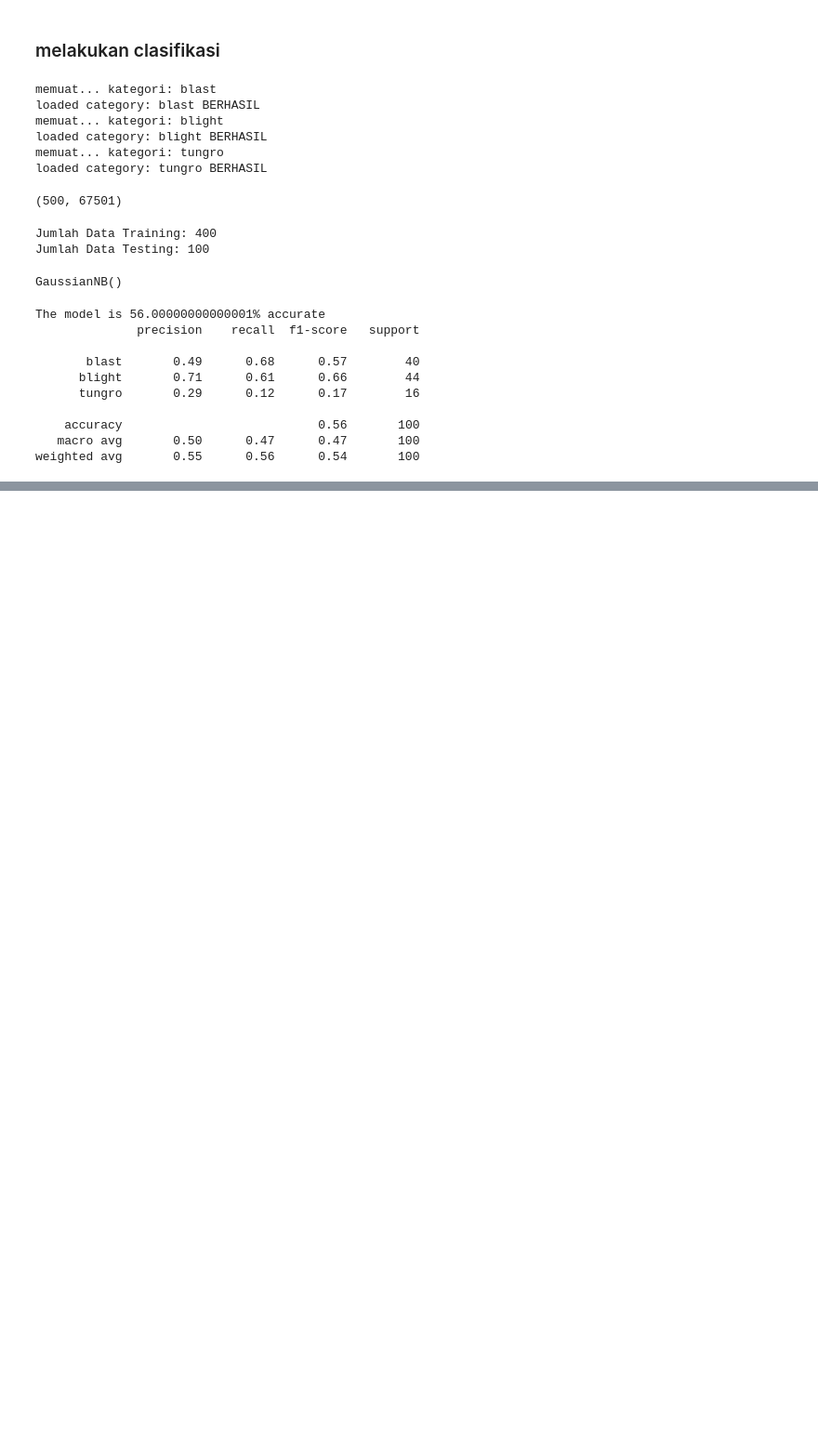
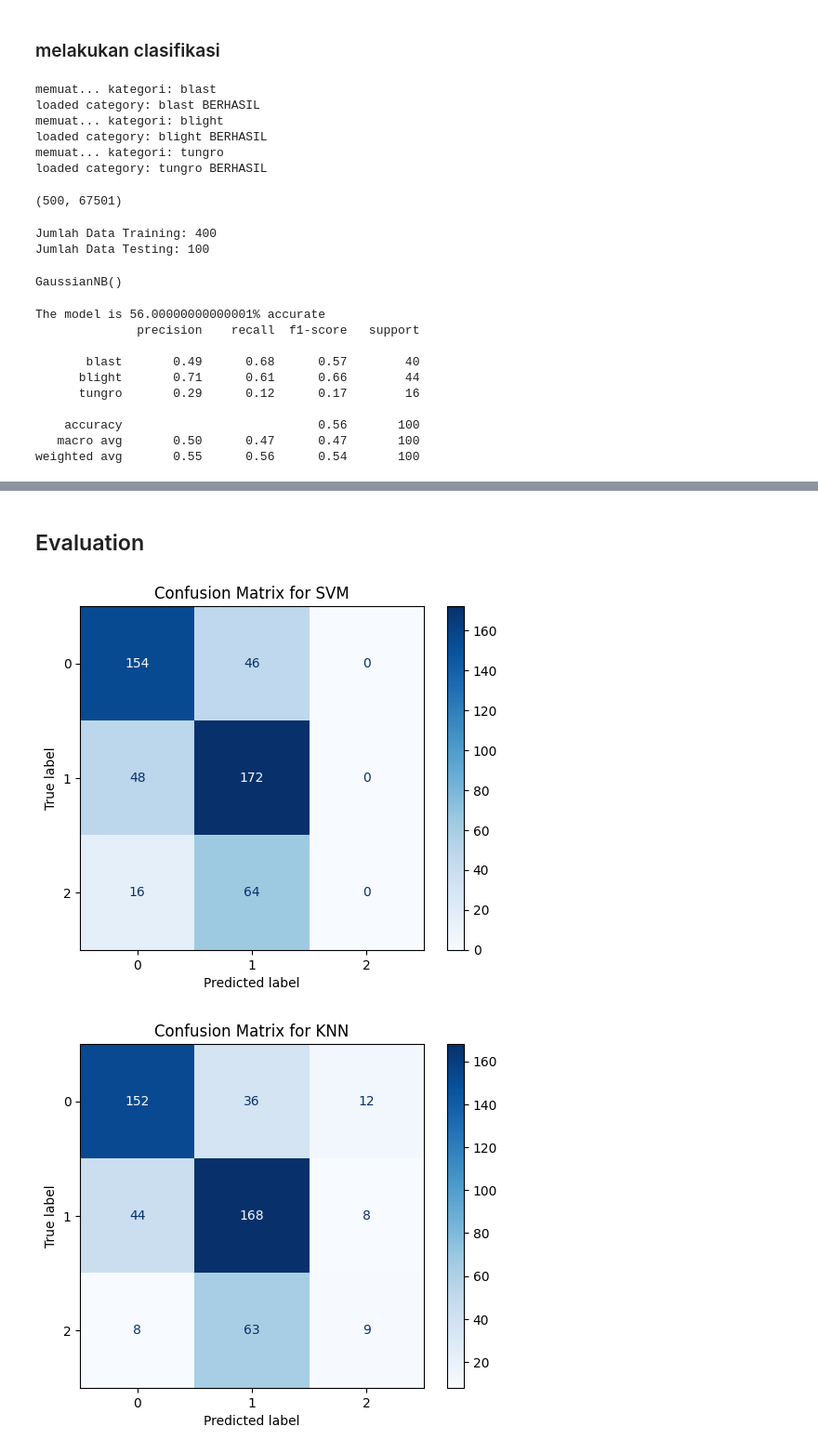
Before and after one commit to MadeAryaK/Project-PCD-Kelompok-2, a Jupyter notebook: tes2.ipynb, the cells around one changed output, grey strips where cells are left out. Shown: that part at 93% size. Cells and saved outputs as stored; diff of their text form; code cells hidden in the pictures; blank space fills up the shorter version.

```diff
--- a/tes2.ipynb
+++ b/tes2.ipynb
@@ -239,0 +552,22 @@ The predicted image is: tungro
+# %%
+def crossValidation(x, y, model):
+    y_pred = cross_val_predict(model, x, y, cv=20)
+    accuracy = accuracy_score(y, y_pred)
+    precision = precision_score(y, y_pred, average='macro', zero_division=1)
+    recall = recall_score(y, y_pred, average='macro')
+    f1 = f1_score(y, y_pred, average='macro')
+    print(f'Accuracy: {accuracy * 100:.2f}%')
+    print(f'Precision: {precision * 100:.2f}%')
+    print(f'Recall: {recall * 100:.2f}%')
+    print(f'F1 Score: {f1 * 100:.2f}%')
+    return y_pred, accuracy, precision, recall, f1
+
+
+print("KNN")
+y_pred_knn, akurasiKNN, presisiKNN, recallKNN, f1KNN = crossValidation(x_new, y, KNeighborsClassifier(n_neighbors=20))
+
+print("\nRandom Forest")
+y_pred_rforest, akurasiRForest, presisiRForest, recallRForest, f1RForest = crossValidation(x_new, y, RandomForestClassifier(n_estimators=175, random_state=50))
+
+print("\nSVM")
+y_pred_svm, akurasiSVM, presisiSVM, recallSVM, f1SVM = crossValidation(x_new, y, SVC(kernel='rbf', random_state=42))
@@ -239,0 +592,18 @@ The predicted image is: tungro
+# %% [markdown]
+## Evaluation
+# %%
+from sklearn.metrics import (confusion_matrix, ConfusionMatrixDisplay)
+
+def plot_confusion_matrix(y_true, y_pred, title):
+    cm = confusion_matrix(y_true, y_pred)
+    disp = ConfusionMatrixDisplay(confusion_matrix=cm)
+    disp.plot(cmap=plt.cm.Blues)
+    plt.title(title)
+    plt.show()
+
+plot_confusion_matrix(y, y_pred_svm, 'Confusion Matrix for SVM')
+plot_confusion_matrix(y, y_pred_knn, 'Confusion Matrix for KNN')
+plot_confusion_matrix(y, y_pred_rforest, 'Confusion Matrix for Random Forest')
+# %% [output]
+[figure, added]
+[figure, added]
```
Also changed, not shown: parts of 32 cells of this notebook.
